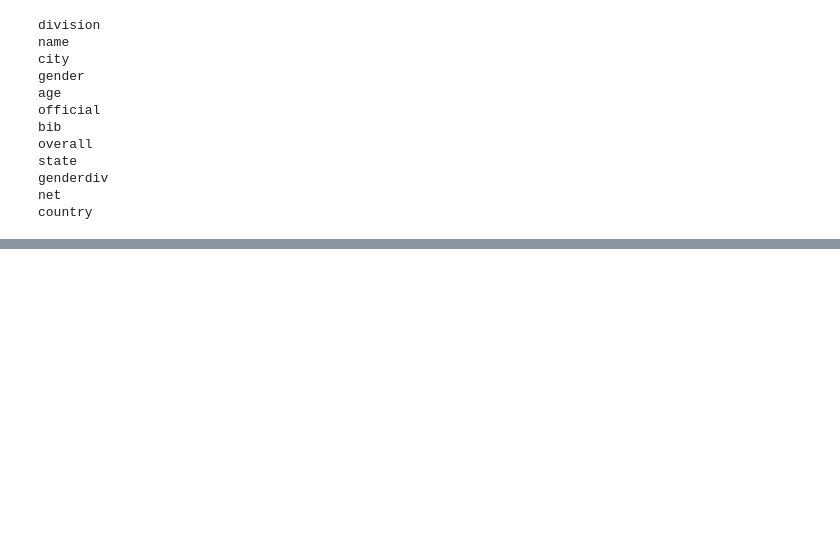
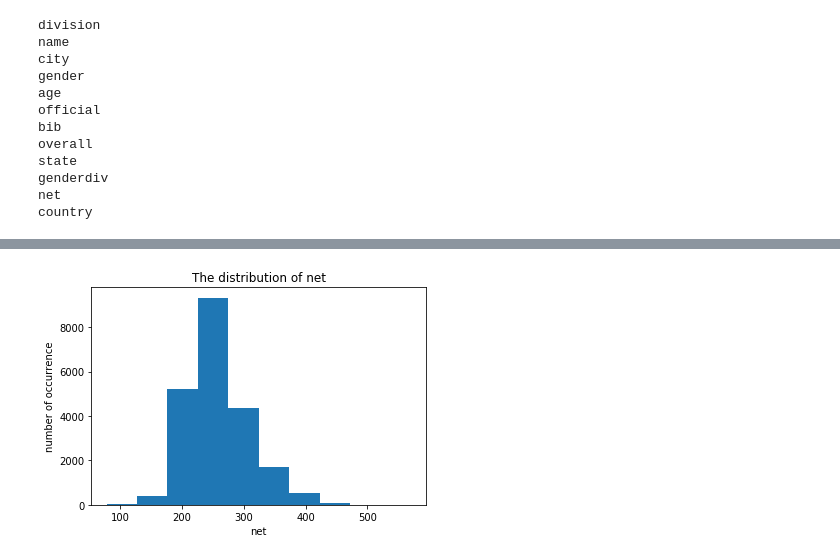
Before and after one commit to irenebratsis/Thinkful, a Jupyter notebook: 30.4 Clustering Challenge .ipynb, the cells around one changed output, grey strips where cells are left out. Cells and saved outputs as stored; diff of their text form; code cells hidden in the pictures; blank space fills up the shorter version.

```diff
--- a/30.4 Clustering Challenge .ipynb
+++ b/30.4 Clustering Challenge .ipynb
@@ -35,0 +115,8 @@ country
+# %%
+plt.hist(df_new.net)
+plt.title("The distribution of net")
+plt.xlabel("net")
+plt.ylabel("number of occurrence")
+plt.show()
+# %% [output]
+[figure, added]
```
Also changed, not shown: parts of 36 cells of this notebook.
